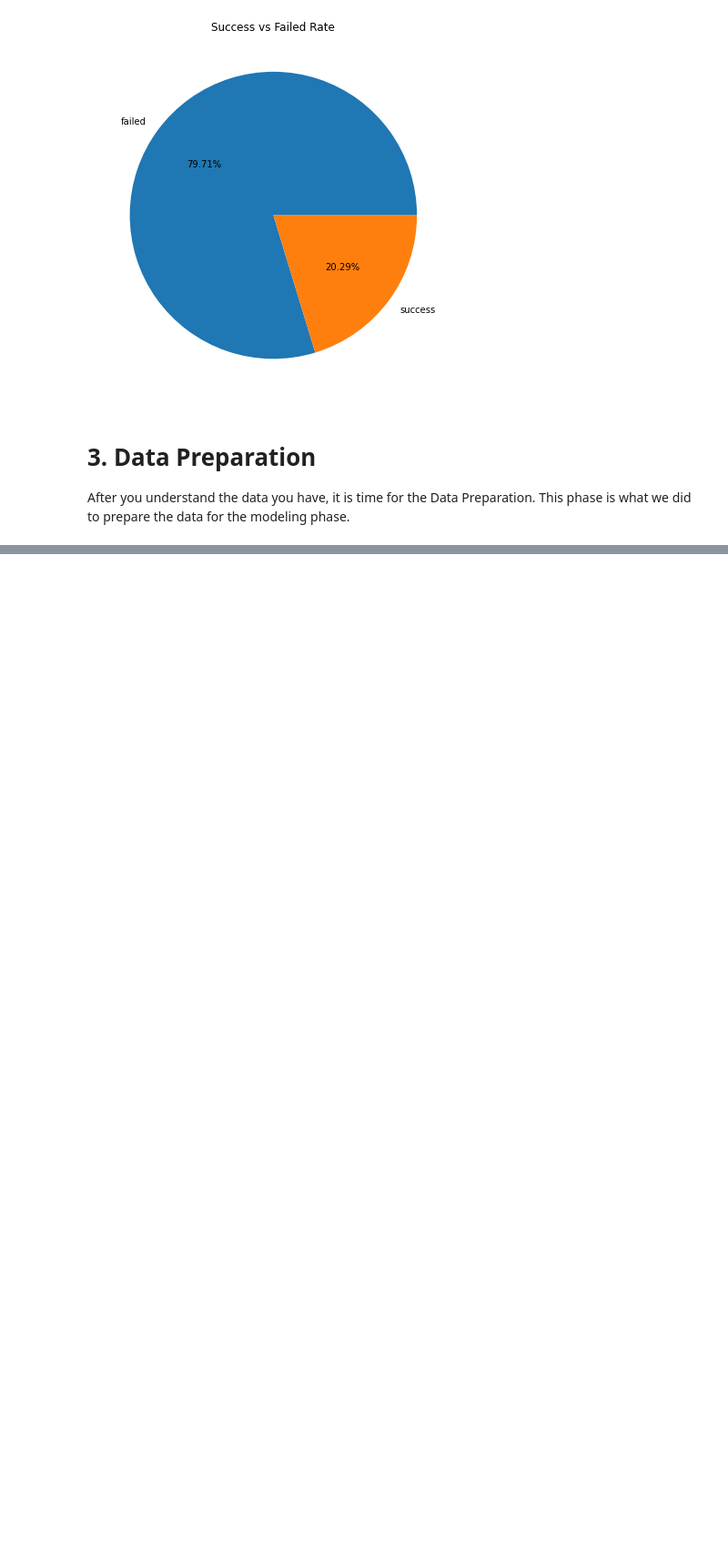
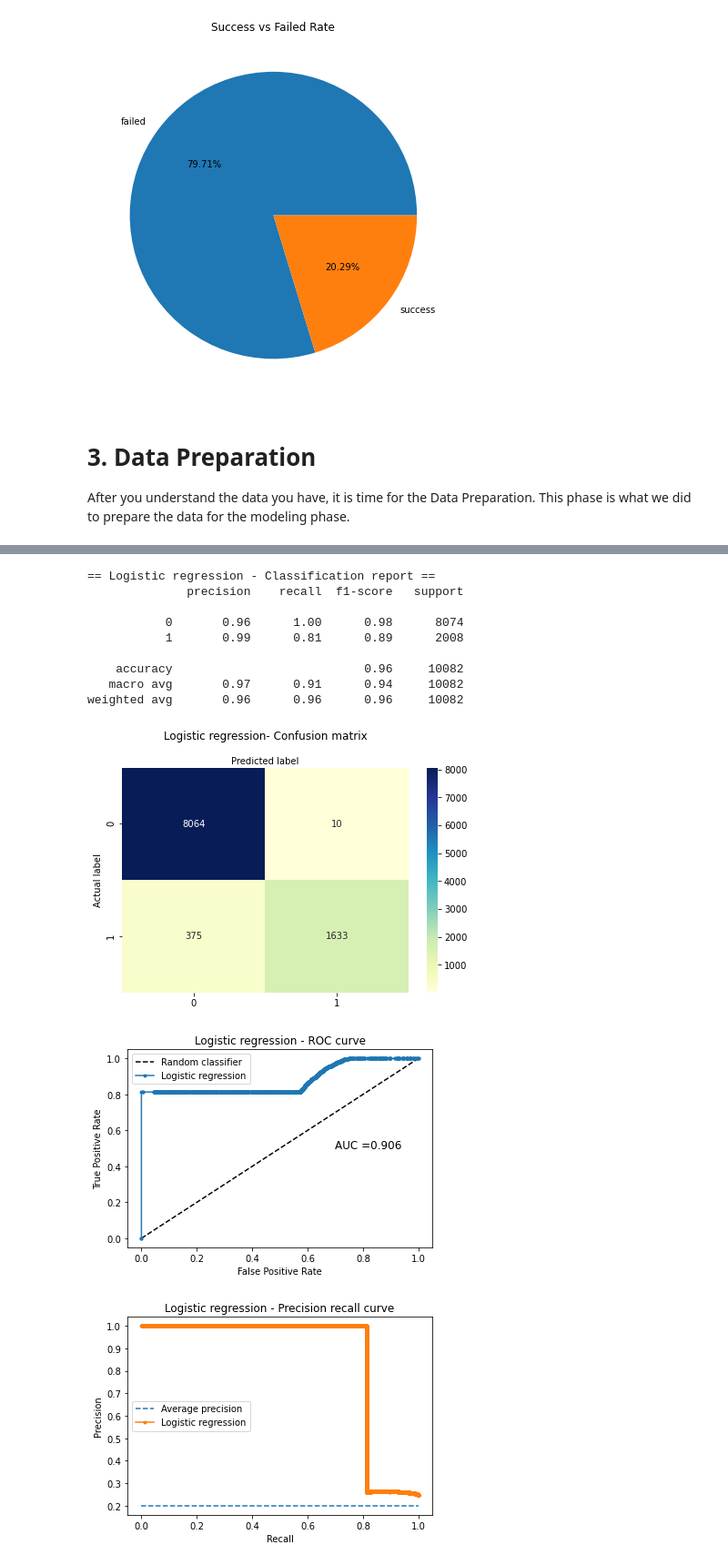
Before and after one commit to igorlevecarov/DataScience, a Jupyter notebook: Credit Card Routing for Online Purchase via Predictive Modelling/notebook.ipynb, the cells around one changed output, grey strips where cells are left out. Shown at 91% size. Saved outputs shown, nothing was run; the diff lists cells and outputs as text; code cells hidden in the pictures; blank space fills up the shorter version.

Commit message:
Finishing modeling phase

```diff
--- a/Credit Card Routing for Online Purchase via Predictive Modelling/notebook.ipynb
+++ b/Credit Card Routing for Online Purchase via Predictive Modelling/notebook.ipynb
@@ -386,0 +493,6 @@ After you understand the data you have, it is time for the Data Preparation. Thi
+# %%
+# Train: X and y split
+X_test = test.drop('success', axis=1)
+y_test = test[['success']]
+display(X_test.head())
+display(y_test.head())
@@ -386,0 +512,13 @@ After you understand the data you have, it is time for the Data Preparation. Thi
+# %%
+# Import MinMaxScaler
+from sklearn.preprocessing import StandardScaler
+
+# Instantiate MinMaxScaler and use it to rescale X_train and X_test
+scaler = StandardScaler()
+rescaledX_train = scaler.fit_transform(X_train)
+rescaledX_test = scaler.transform(X_test)
+
+X_train_e_l_n = pd.DataFrame(data=rescaledX_train, index=X_train.index, columns=X_train.columns)
+X_test_e_l_n = pd.DataFrame(data=rescaledX_test, index=X_test.index, columns=X_test.columns)
+
+X_train_e_l_n.describe()
@@ -386,0 +610,58 @@ After you understand the data you have, it is time for the Data Preparation. Thi
+# %%
+import numpy as np
+import pandas as pd
+from sklearn.preprocessing import StandardScaler
+from timeit import default_timer as timer
+import time
+
+# Plot
+import matplotlib.pyplot as plt
+import seaborn as sns
+from sklearn.manifold import TSNE
+from sklearn.svm import SVR
+from sklearn.feature_selection import RFE
+from sklearn.feature_selection import RFECV
+from sklearn.model_selection import train_test_split
+from sklearn.linear_model import LogisticRegression
+from sklearn.svm import SVC
+from sklearn.ensemble import RandomForestClassifier
+from sklearn.ensemble import GradientBoostingClassifier
+from sklearn.model_selection import GridSearchCV
+from sklearn.inspection import plot_partial_dependence
+from sklearn.metrics import confusion_matrix, accuracy_score, precision_score, recall_score, f1_score, roc_auc_score, roc_curve, classification_report, precision_recall_curve
+from sklearn.model_selection import cross_val_score, GridSearchCV, train_test_split, KFold
+from sklearn.decomposition import PCA
+from sklearn.decomposition import TruncatedSVD
+
+from sklearn.utils import resample,shuffle
+# Import necessary modules
+from sklearn.metrics import classification_report
+from sklearn.metrics import confusion_matrix
+from sklearn.metrics import roc_curve
+
+# Define list to store result
+final_result = list()
+# Define list to store result
+final_model = list()
+
+# Instantiate a LogisticRegression classifier with default parameter values
+lrc = LogisticRegression()
+
+# Fit logreg to the train set
+lrc.fit(rescaledX_train,y_train)
+
+#Display model performance
+final_model.append(model_run('Logistic regression', lrc, X=rescaledX_test, y=y_test))
+# %% [output]
+== Logistic regression - Classification report ==
+              precision    recall  f1-score   support
+
+           0       0.96      1.00      0.98      8074
+           1       0.99      0.81      0.89      2008
+
+    accuracy                           0.96     10082
+   macro avg       0.97      0.91      0.94     10082
+weighted avg       0.96      0.96      0.96     10082
+[figure, added]
+[figure, added]
+[figure, added]
```
Also changed, not shown: parts of 29 cells of this notebook.
